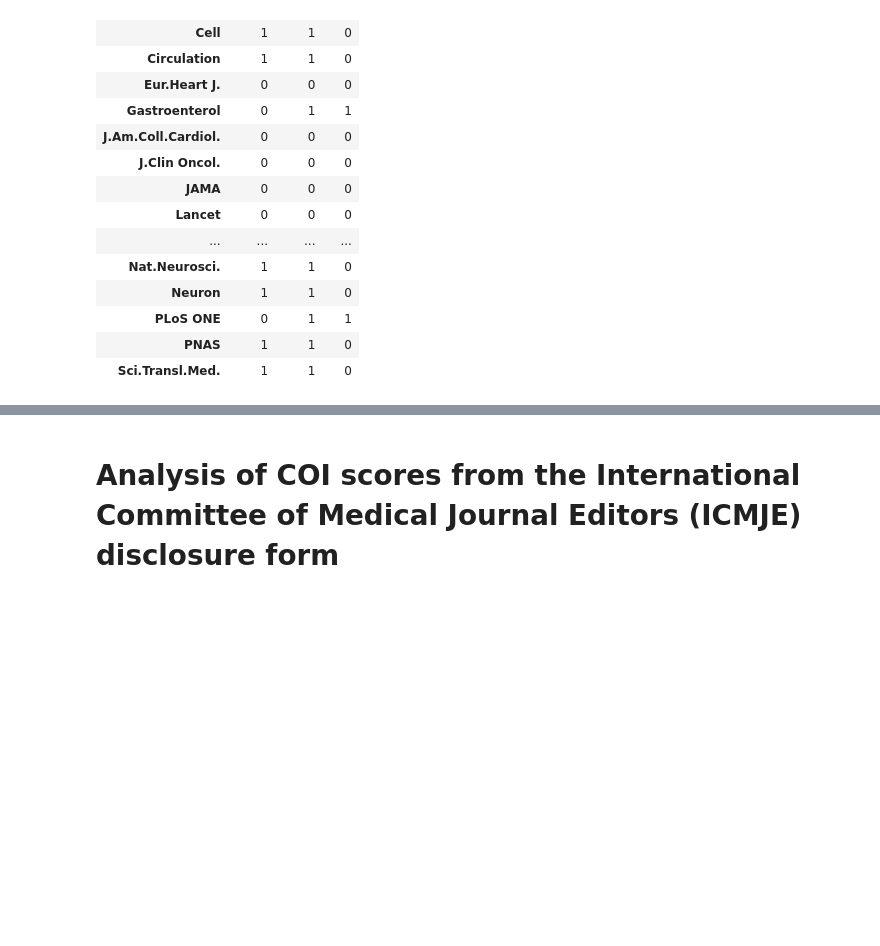
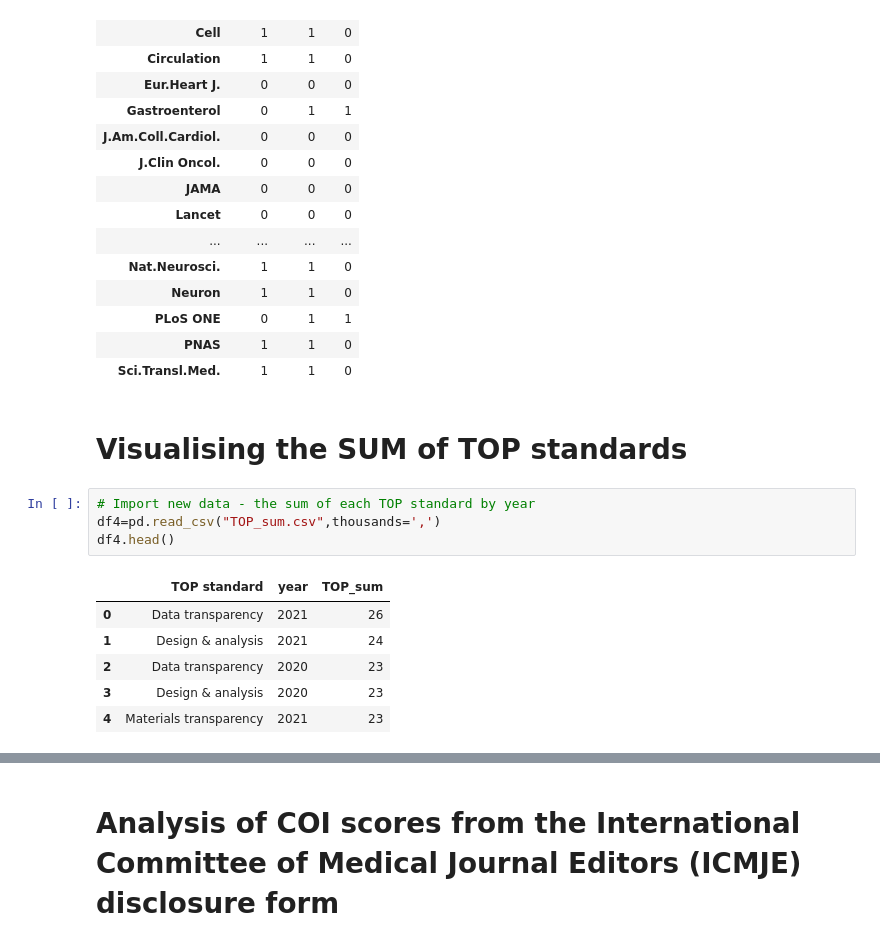
Before and after one commit to georgiarichards/TOP_medjournals, a Jupyter notebook: TOP_scores_Med&HealthJs.ipynb, the cells around one changed output, grey strips where cells are left out. Drawn from its saved outputs; the diff is of its cells as text; blank space fills up the shorter version.

```diff
--- a/TOP_scores_Med&HealthJs.ipynb
+++ b/TOP_scores_Med&HealthJs.ipynb
@@ -546,3 +602,16 @@ table
 | PLoS ONE | 0 | 1 | 1 |
 | PNAS | 1 | 1 | 0 |
 | Sci.Transl.Med. | 1 | 1 | 0 |
+# %% [markdown]
+# Visualising the SUM of TOP standards
+# %%
+# Import new data - the sum of each TOP standard by year
+df4=pd.read_csv("TOP_sum.csv",thousands=',')
+df4.head()
+# %% [output]
+|  | TOP standard | year | TOP_sum |
+| 0 | Data transparency | 2021 | 26 |
+| 1 | Design & analysis | 2021 | 24 |
+| 2 | Data transparency | 2020 | 23 |
+| 3 | Design & analysis | 2020 | 23 |
+| 4 | Materials transparency | 2021 | 23 |
```
Also changed, not shown: parts of 12 cells of this notebook, 1 other file.
